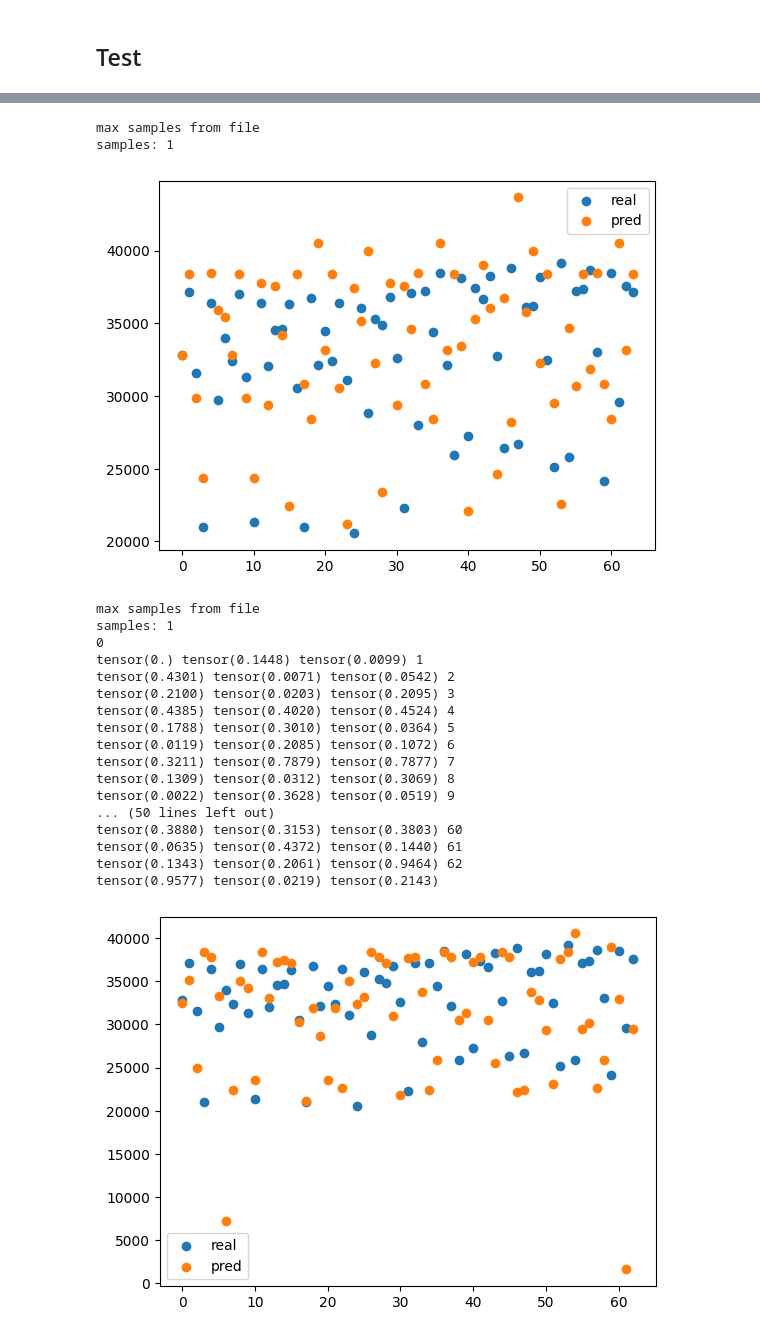
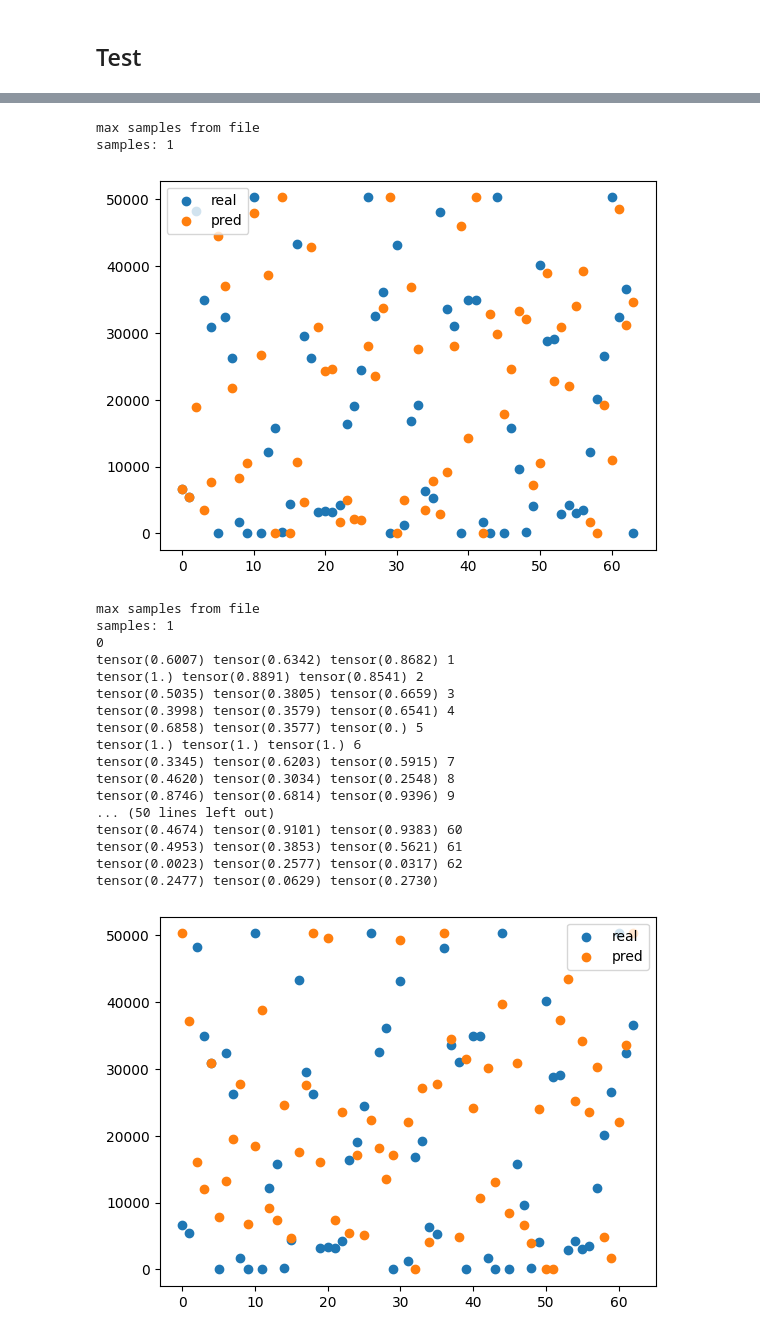
Before and after one commit to JoeyShapiro/GPT-Scratch-TimeSeries, a Jupyter notebook: gpt-timeseries.ipynb, the cells around one changed output, grey strips where cells are left out. Drawn from its saved outputs; the diff is of its cells as text; code cells hidden in the pictures.

```diff
--- a/gpt-timeseries.ipynb
+++ b/gpt-timeseries.ipynb
@@ -190,7 +190,7 @@ import pandas as pd
 import numpy as np
 
 class GPTDataset(Dataset):
-    def __init__(self, stride=128, window=None, files=None, samples_per_file: int = 512): # |None
+    def __init__(self, stride=128, window=None, files=None, samples_per_file=512): # |None
         self.files = files
 
         max_length = 1024
@@ -655,5 +643,5 @@ tensor(99.6466)
 # %%
-test_dataset = GPTDataset(files=['003-ETTh1-clean.csv'], window=block_size+64, samples_per_file=1)
+test_dataset = GPTDataset(files=['rcalix-clean.csv'], window=block_size+64, samples_per_file=1)
 
 output = model_for_trainer.generate(
     test_dataset[0]['input_ids'][:block_size].unsqueeze(0),
@@ -668,11 +656,11 @@ plt.show()
 # %% [output]
 max samples from file
 samples: 1
-[figure, old version]
+[figure, new version]
 # %%
 # # go as far as we can
 
-test_dataset = GPTDataset(files=['003-ETTh1-clean.csv'], window=block_size+64, samples_per_file=1)
+test_dataset = GPTDataset(files=['rcalix-clean.csv'], window=block_size+64, samples_per_file=1)
 
 real = torch.zeros(block_size+64-1)
 pred = torch.zeros(block_size+64-1)
@@ -688,44 +676,44 @@ while err < 0.2 and i < 64-1:
             input_ids.unsqueeze(0),
             max_new_tokens=1,
         )
 
         real[i] = test_dataset[0]['labels'][block_size+i-1]
         pred[i] = output[0].cpu()[-1]
         # print(label, out)
         # Calculate relative error as |real - pred| / max(|real|, |pred|)
         # This handles cases where real or pred could be zero or very different magnitudes
         numerator = torch.abs(real[i] - pred[i])
         denominator = torch.maximum(torch.abs(real[i]), torch.abs(pred[i]))
         # Add small epsilon to prevent division by zero if both values are 0
         epsilon = 1e-10
         relative_error = numerator / (denominator + epsilon)
         print(relative_error, end=' ')
 
         input_ids = torch.cat((input_ids[1:], pred[i].long().unsqueeze(0)))
 
     i+=1
 
 # create scatter plot
 plt.scatter(range(i), real[:i], label='real')
 plt.scatter(range(i), pred[:i], label='pred')
 plt.legend()
 plt.show()
 # %% [output]
 max samples from file
 samples: 1
 0
-tensor(0.) tensor(0.1448) tensor(0.0099) 1
-tensor(0.4301) tensor(0.0071) tensor(0.0542) 2
-tensor(0.2100) tensor(0.0203) tensor(0.2095) 3
-tensor(0.4385) tensor(0.4020) tensor(0.4524) 4
-tensor(0.1788) tensor(0.3010) tensor(0.0364) 5
-tensor(0.0119) tensor(0.2085) tensor(0.1072) 6
-tensor(0.3211) tensor(0.7879) tensor(0.7877) 7
-tensor(0.1309) tensor(0.0312) tensor(0.3069) 8
-tensor(0.0022) tensor(0.3628) tensor(0.0519) 9
+tensor(0.6007) tensor(0.6342) tensor(0.8682) 1
+tensor(1.) tensor(0.8891) tensor(0.8541) 2
+tensor(0.5035) tensor(0.3805) tensor(0.6659) 3
+tensor(0.3998) tensor(0.3579) tensor(0.6541) 4
+tensor(0.6858) tensor(0.3577) tensor(0.) 5
+tensor(1.) tensor(1.) tensor(1.) 6
+tensor(0.3345) tensor(0.6203) tensor(0.5915) 7
+tensor(0.4620) tensor(0.3034) tensor(0.2548) 8
+tensor(0.8746) tensor(0.6814) tensor(0.9396) 9
 ... (50 lines left out)
-tensor(0.3880) tensor(0.3153) tensor(0.3803) 60
-tensor(0.0635) tensor(0.4372) tensor(0.1440) 61
-tensor(0.1343) tensor(0.2061) tensor(0.9464) 62
-tensor(0.9577) tensor(0.0219) tensor(0.2143)
+tensor(0.4674) tensor(0.9101) tensor(0.9383) 60
+tensor(0.4953) tensor(0.3853) tensor(0.5621) 61
+tensor(0.0023) tensor(0.2577) tensor(0.0317) 62
+tensor(0.2477) tensor(0.0629) tensor(0.2730)
-[figure, old version]
+[figure, new version]
```
Also changed, not shown: parts of 7 cells of this notebook.
